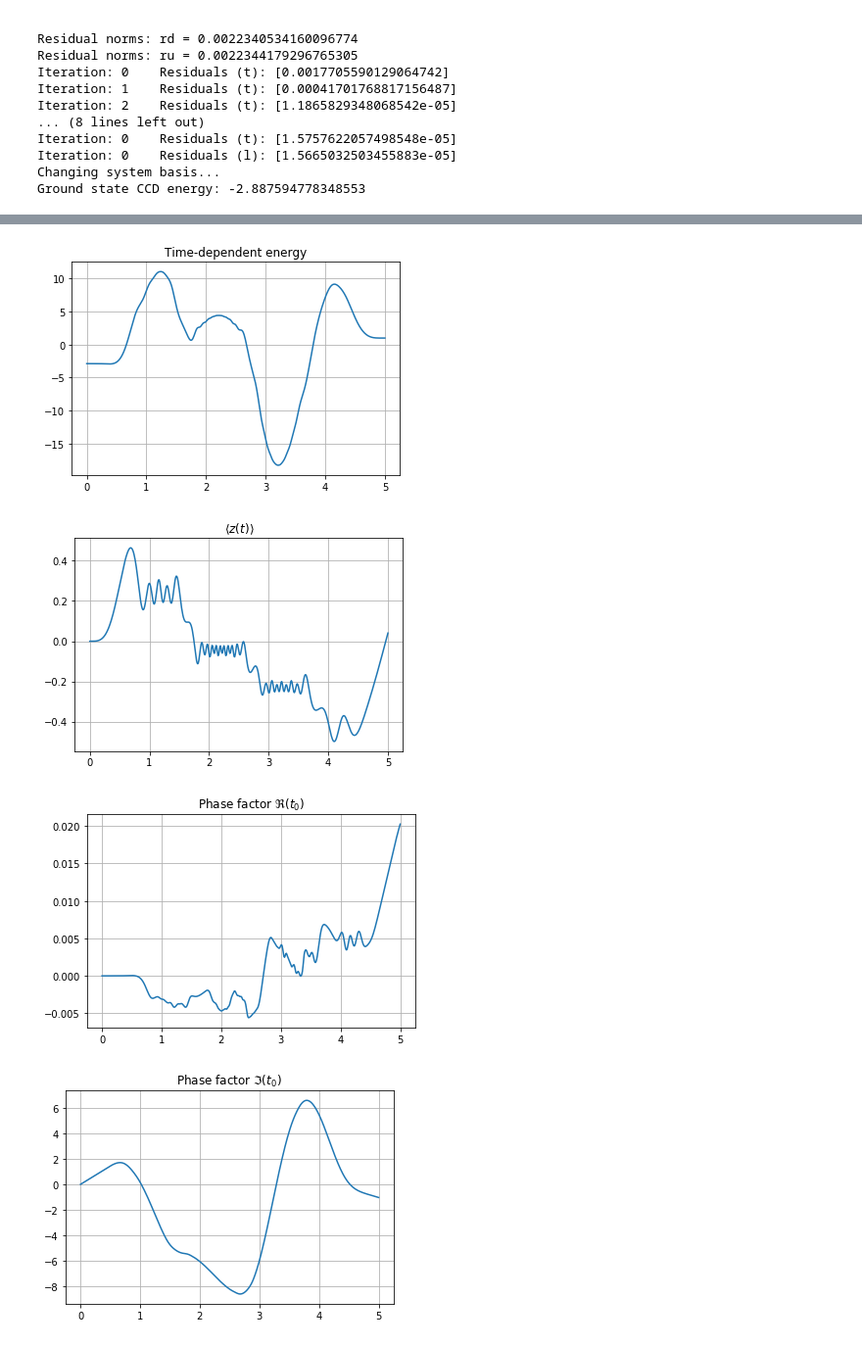
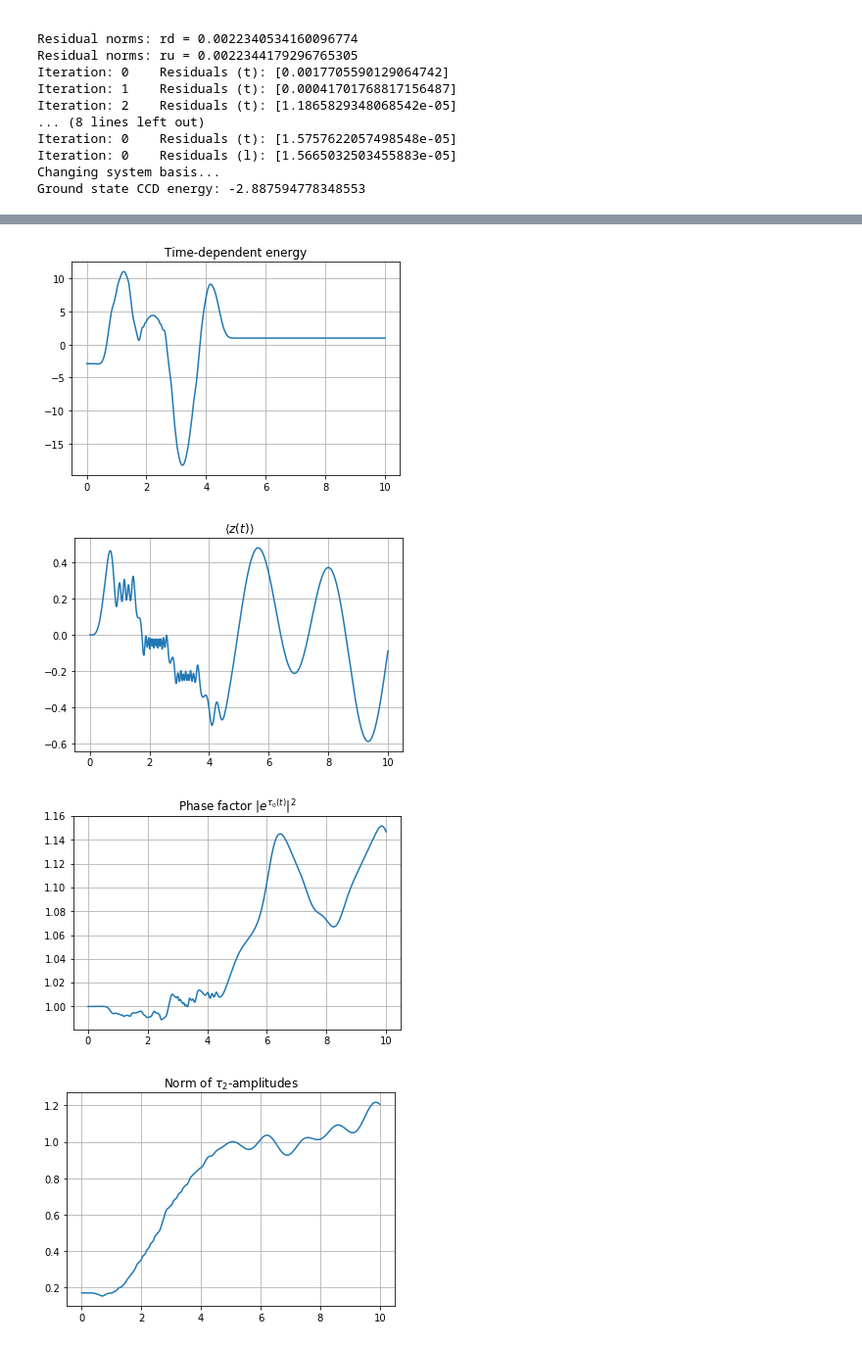
Before and after one commit to HyQD/coupled-cluster, a Jupyter notebook: scripts/oatdccd-helium-phase.ipynb, the cells around one changed output, grey strips where cells are left out. Shown at 98% size. Cells and saved outputs as stored; diff of their text form; code cells hidden in the pictures.

Commit message:
Add longer run
    The absolute value of the phase is still greater than 1.

```diff
--- a/scripts/oatdccd-helium-phase.ipynb
+++ b/scripts/oatdccd-helium-phase.ipynb
@@ -81,7 +81,7 @@ system.set_time_evolution_operator(
 # %%
 oatdccd.set_initial_conditions()
 dt = 1e-2
-Tfinal = 5
+Tfinal = 10
 Nsteps = int(Tfinal / dt) + 1
 timestep_stop_laser = int(laser_duration / dt)
 # %%
@@ -171,42 +171,32 @@ norm(l2): 0.725205
 # %%
 plt.figure()
 plt.plot(time_points, td_energies)
 plt.title("Time-dependent energy")
 plt.grid()
 
 plt.figure()
 plt.plot(time_points, dip_z)
 plt.title(r"$\langle z(t) \rangle$")
-plt.grid()
-
-plt.figure()
-plt.plot(time_points, phase.real)
-plt.title(r"Phase factor $\Re(t_0)$")
-plt.grid()
-
-plt.figure()
-plt.plot(time_points, phase.imag)
-plt.title(r"Phase factor $\Im(t_0)$")
 plt.grid()
 
 plt.figure()
 plt.plot(time_points, np.abs(np.exp(phase)) ** 2)
 plt.title(r"Phase factor $|e^{\tau_0(t)}|^2$")
 plt.grid()
 
 plt.figure()
 plt.plot(time_points, norm_t2)
 plt.title(r"Norm of $\tau_2$-amplitudes")
 plt.grid()
 
 plt.figure()
 plt.plot(time_points, norm_l2)
 plt.title(r"Norm of $\lambda_2$-amplitudes")
 plt.grid()
 
 plt.show()
 # %% [output]
-[figure, old version]
+[figure, new version]
-[figure, old version]
+[figure, new version]
-[figure, old version]
+[figure, new version]
-[figure, old version]
+[figure, new version]
```
Also changed, not shown: parts of 3 cells of this notebook.
